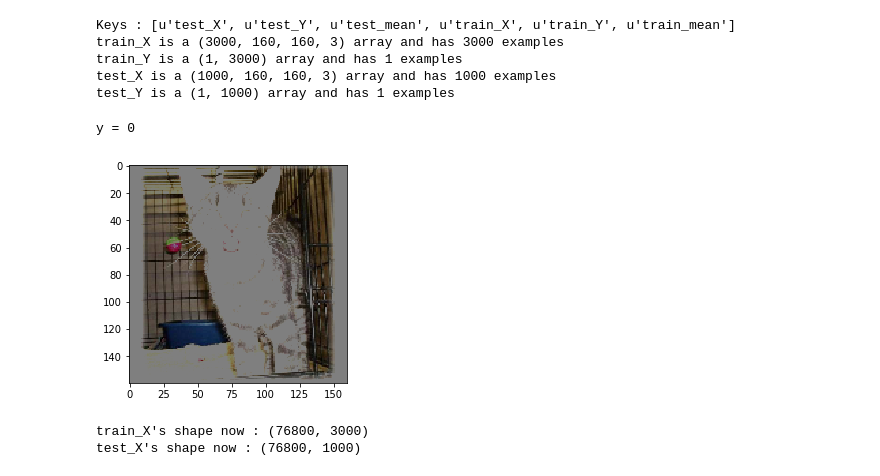
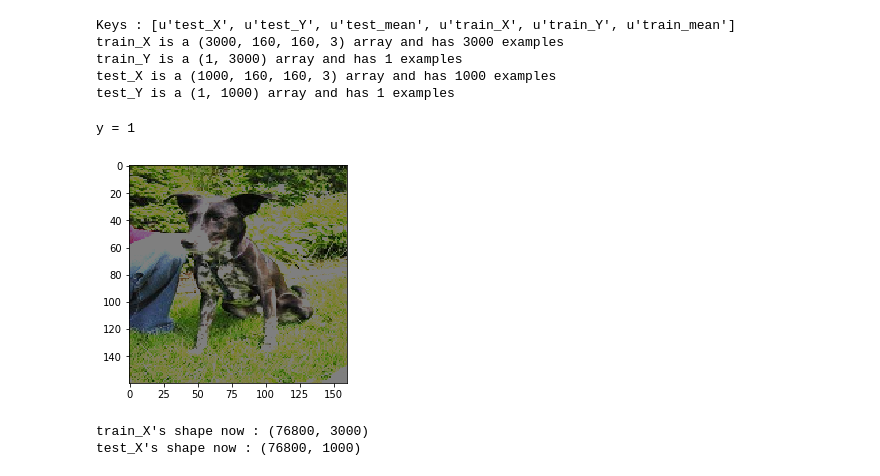
Before and after one commit to thewinterknight14/frost_queen, a Jupyter notebook: cat_vs_dog_classifier.py.ipynb, the cells around one changed output. Saved outputs shown, nothing was run; the diff lists cells and outputs as text; code cells hidden in the pictures.

```diff
--- a/cat_vs_dog_classifier.py.ipynb
+++ b/cat_vs_dog_classifier.py.ipynb
@@ -26,12 +26,12 @@ test_X is a (1000, 160, 160, 3) array and has 1000 examples
 test_Y is a (1, 1000) array and has 1 examples
 # %%
 # Example of a picture
-index = 2238
+index = 2243
 plt.imshow(train_X[index])
 print('y = {}' .format(train_Y[0,index]))
 # %% [output]
-y = 0
+y = 1
-[figure, old version]
+[figure, new version]
 # %%
 # Reshaping the training and test examples
 train_X_flatten = train_X.reshape(train_X.shape[0], -1).T     # -1 makes reshape flatten the other dimensions
```
Also changed, not shown: parts of 1 cell of this notebook, 1 other file.
